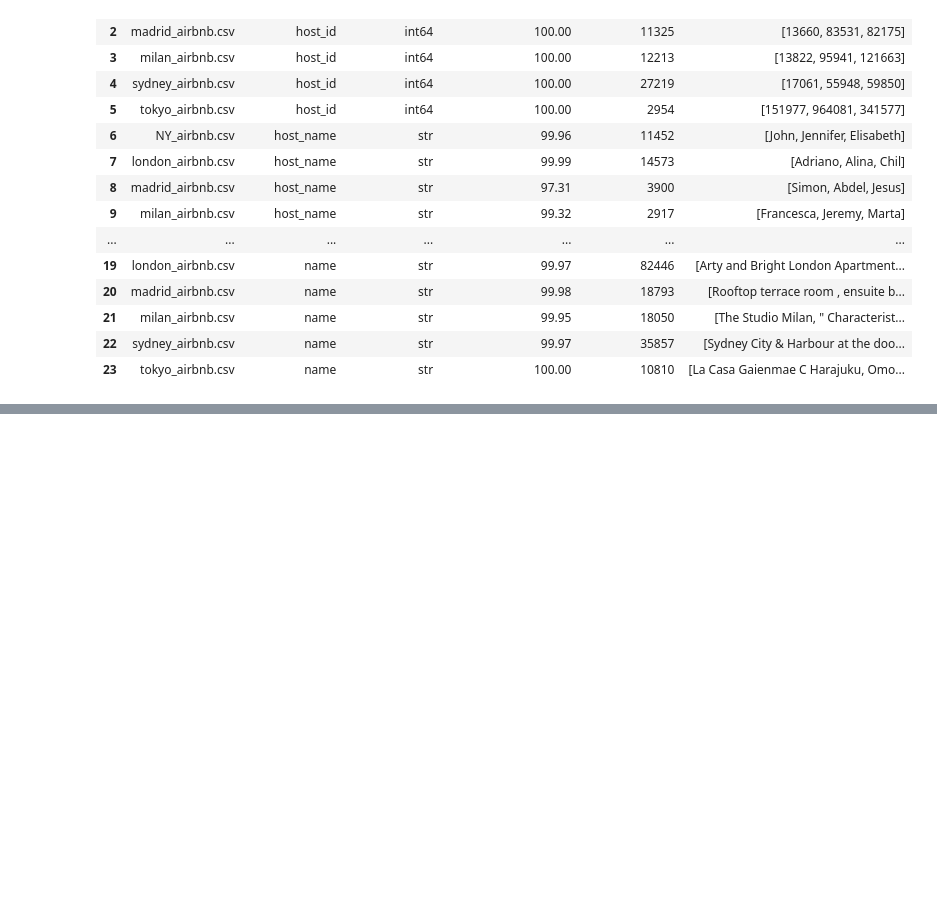
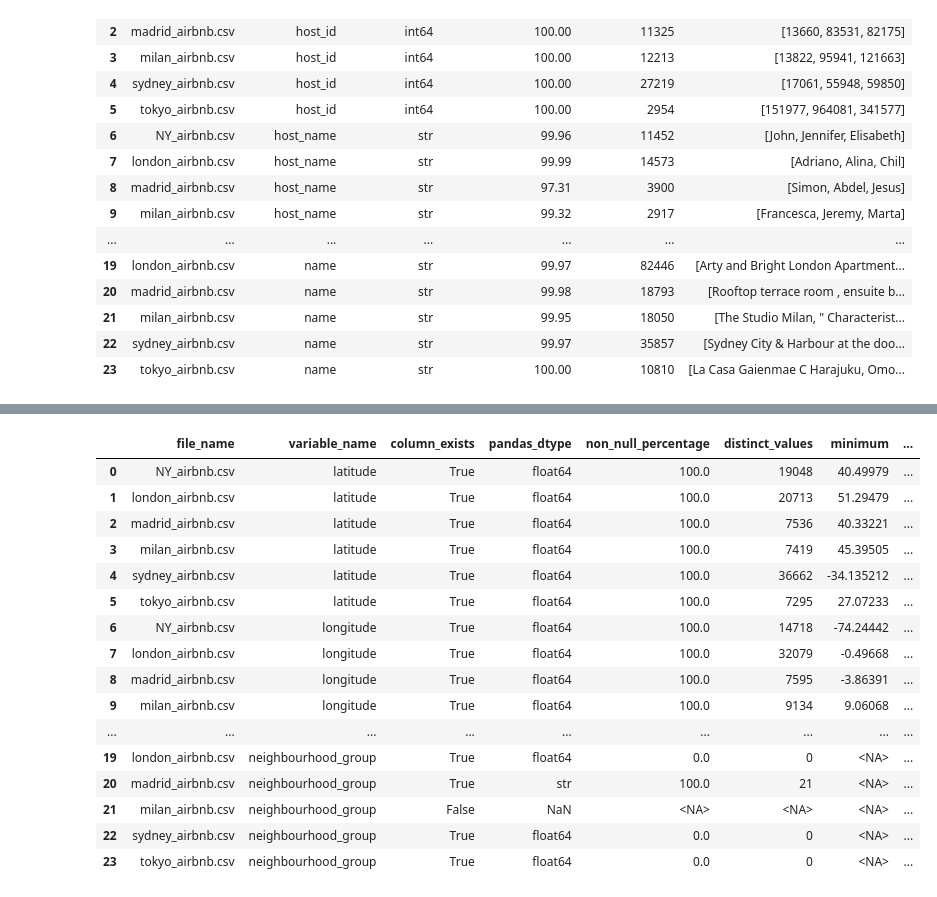
Before and after one commit to Bootcamp-IA-MAD-P7/project8-ad1, a Jupyter notebook: notebooks/02_data_understanding.ipynb, the cells around one changed output, grey strips where cells are left out. Cells and saved outputs as stored; diff of their text form; code cells hidden in the pictures; blank space fills up the shorter version.

Commit message:
docs: complete Airbnb variable dictionary

```diff
--- a/notebooks/02_data_understanding.ipynb
+++ b/notebooks/02_data_understanding.ipynb
@@ -121,0 +132,93 @@ display(first_group_profile)
+# %%
+geographic_variables = [
+    "neighbourhood_group",
+    "neighbourhood",
+    "latitude",
+    "longitude",
+]
+
+geographic_profile_records = []
+
+for file_name, dataframe in datasets.items():
+    for variable_name in geographic_variables:
+        if variable_name not in dataframe.columns:
+            geographic_profile_records.append(
+                {
+                    "file_name": file_name,
+                    "variable_name": variable_name,
+                    "column_exists": False,
+                    "pandas_dtype": pd.NA,
+                    "non_null_percentage": pd.NA,
+                    "distinct_values": pd.NA,
+                    "minimum": pd.NA,
+                    "maximum": pd.NA,
+                    "sample_values": [],
+                }
+            )
+            continue
+
+        column = dataframe[variable_name]
+        is_coordinate = variable_name in {
+            "latitude",
+            "longitude",
+        }
+
+        geographic_profile_records.append(
+            {
+                "file_name": file_name,
+                "variable_name": variable_name,
+                "column_exists": True,
+                "pandas_dtype": str(column.dtype),
+                "non_null_percentage": round(
+                    column.notna().mean() * 100,
+                    2,
+                ),
+                "distinct_values": int(
+                    column.nunique(dropna=True)
+                ),
+                "minimum": (
+                    round(float(column.min()), 6)
+                    if is_coordinate
+                    else pd.NA
+                ),
+                "maximum": (
+                    round(float(column.max()), 6)
+                    if is_coordinate
+                    else pd.NA
+                ),
+                "sample_values": (
+                    column.dropna()
+                    .astype(str)
+                    .drop_duplicates()
+                    .head(3)
+                    .tolist()
+                ),
+            }
+        )
+
+geographic_profile = pd.DataFrame(
+    geographic_profile_records
+).sort_values(
+    ["variable_name", "file_name"],
+    ignore_index=True,
+)
+
+display(geographic_profile)
+# %% [output]
+|  | file_name | variable_name | column_exists | pandas_dtype | non_null_percentage | distinct_values | minimum | ... |
+| 0 | NY_airbnb.csv | latitude | True | float64 | 100.0 | 19048 | 40.49979 | ... |
+| 1 | london_airbnb.csv | latitude | True | float64 | 100.0 | 20713 | 51.29479 | ... |
+| 2 | madrid_airbnb.csv | latitude | True | float64 | 100.0 | 7536 | 40.33221 | ... |
+| 3 | milan_airbnb.csv | latitude | True | float64 | 100.0 | 7419 | 45.39505 | ... |
+| 4 | sydney_airbnb.csv | latitude | True | float64 | 100.0 | 36662 | -34.135212 | ... |
+| 5 | tokyo_airbnb.csv | latitude | True | float64 | 100.0 | 7295 | 27.07233 | ... |
+| 6 | NY_airbnb.csv | longitude | True | float64 | 100.0 | 14718 | -74.24442 | ... |
+| 7 | london_airbnb.csv | longitude | True | float64 | 100.0 | 32079 | -0.49668 | ... |
+| 8 | madrid_airbnb.csv | longitude | True | float64 | 100.0 | 7595 | -3.86391 | ... |
+| 9 | milan_airbnb.csv | longitude | True | float64 | 100.0 | 9134 | 9.06068 | ... |
+| ... | ... | ... | ... | ... | ... | ... | ... | ... |
+| 19 | london_airbnb.csv | neighbourhood_group | True | float64 | 0.0 | 0 | <NA> | ... |
+| 20 | madrid_airbnb.csv | neighbourhood_group | True | str | 100.0 | 21 | <NA> | ... |
+| 21 | milan_airbnb.csv | neighbourhood_group | False | NaN | <NA> | <NA> | <NA> | ... |
+| 22 | sydney_airbnb.csv | neighbourhood_group | True | float64 | 0.0 | 0 | <NA> | ... |
+| 23 | tokyo_airbnb.csv | neighbourhood_group | True | float64 | 0.0 | 0 | <NA> | ... |
```
Also changed, not shown: parts of 4 cells of this notebook, 2 other files.
